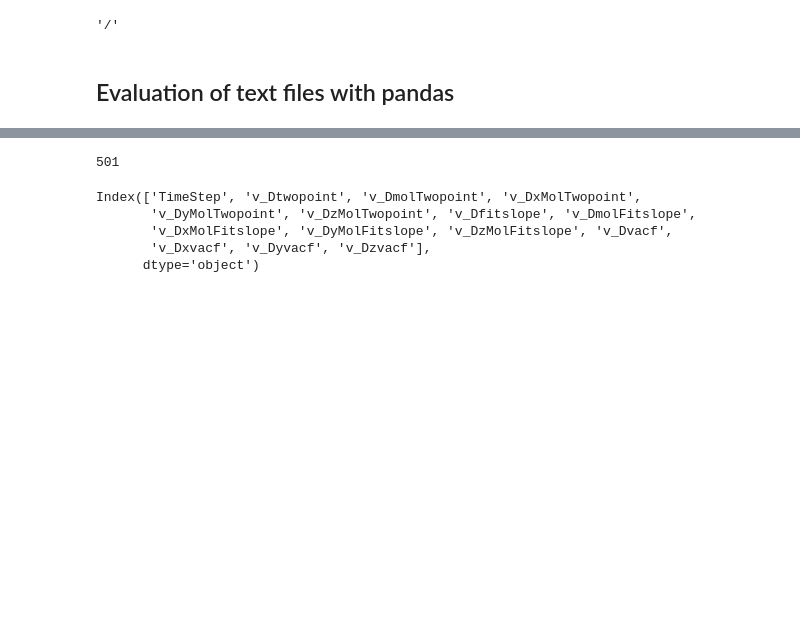
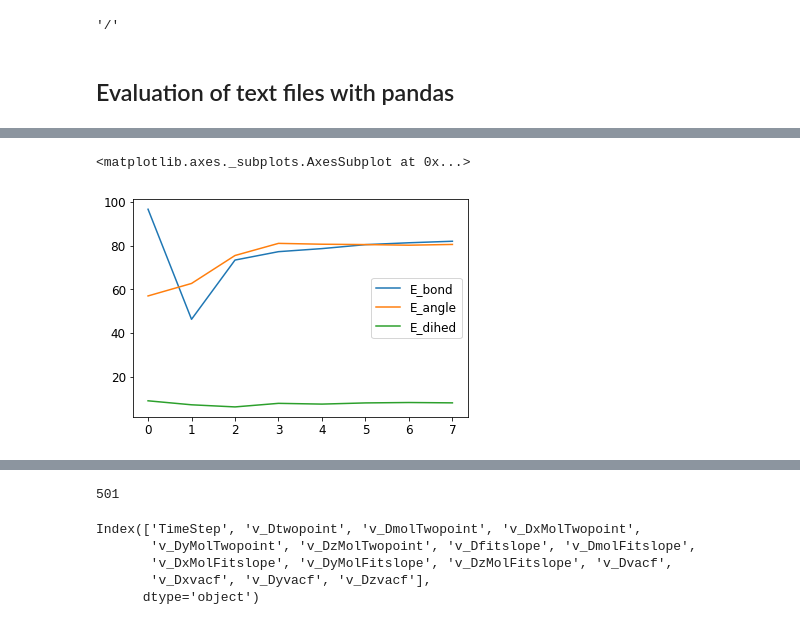
Before and after one commit to jotelha/jlhphd, a Jupyter notebook: postprocessing.ipynb, the cells around one changed output, grey strips where cells are left out. Cells and saved outputs as stored; diff of their text form; code cells hidden in the pictures; blank space fills up the shorter version.

```diff
--- a/postprocessing.ipynb
+++ b/postprocessing.ipynb
@@ -107,0 +131,6 @@ dt = 2e-15 # 2 fs timestep
+# %%
+# intramolecular energy contributions
+minimization_thermo_pd[["E_bond","E_angle","E_dihed"]].plot() # units?
+# %% [output]
+<matplotlib.axes._subplots.AxesSubplot at 0x...>
+[figure, added]
```
Also changed, not shown: parts of 29 cells of this notebook, 15 other files.
